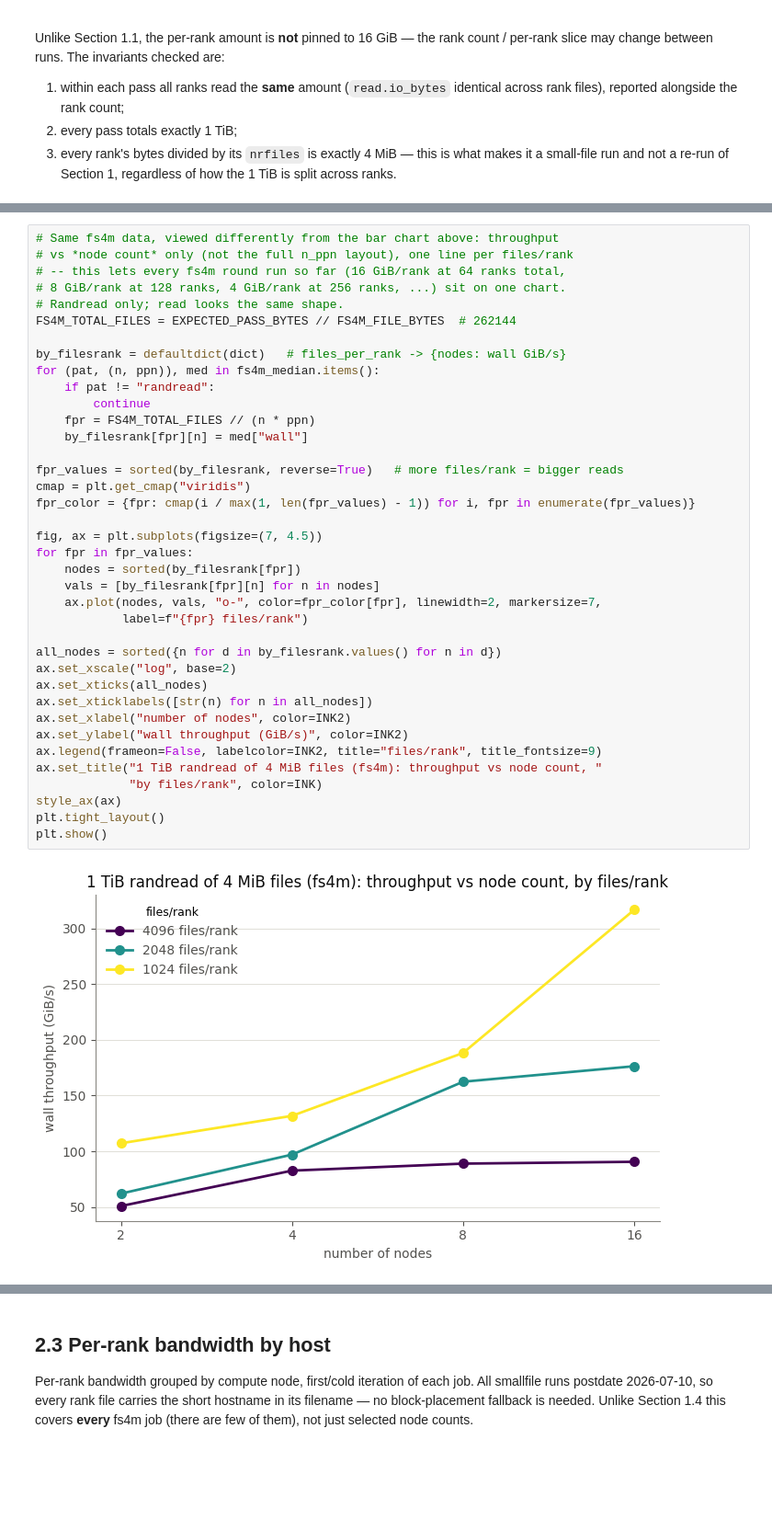
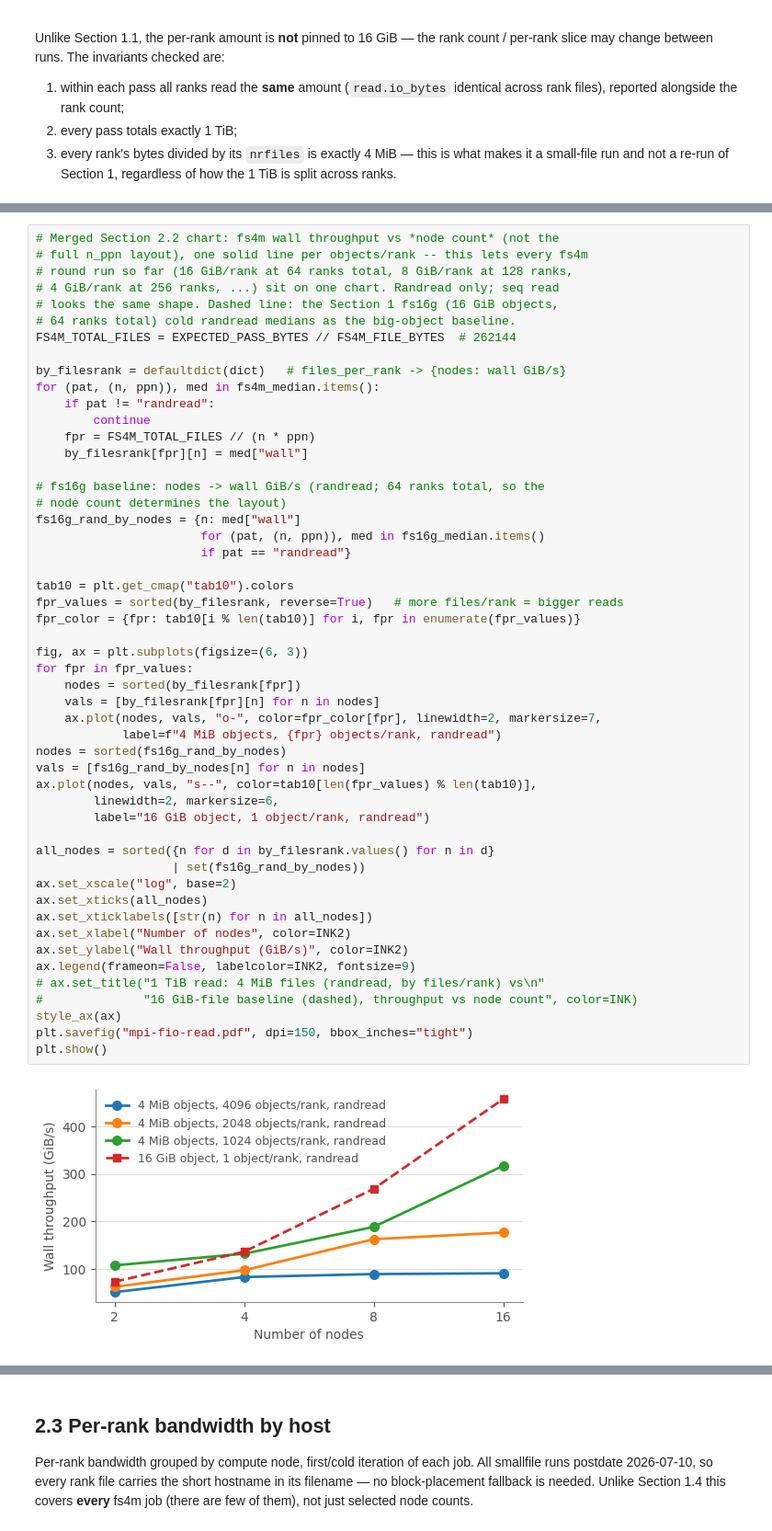
Before and after one commit to cissieAB/pdsw26_daos-bench, a Jupyter notebook: results/aurora/mpi-fio/read-pattern/read_analysis.ipynb, the cells around one changed output, grey strips where cells are left out. Shown at 92% size. Drawn from its saved outputs; the diff is of its cells as text; blank space fills up the shorter version.

Commit message:
Large vs small cold read plots

```diff
--- a/results/aurora/mpi-fio/read-pattern/read_analysis.ipynb
+++ b/results/aurora/mpi-fio/read-pattern/read_analysis.ipynb
@@ -706,40 +661,53 @@ only -- read looks the same shape.
 # %%
-# Same fs4m data, viewed differently from the bar chart above: throughput
-# vs *node count* only (not the full n_ppn layout), one line per files/rank
-# -- this lets every fs4m round run so far (16 GiB/rank at 64 ranks total,
-# 8 GiB/rank at 128 ranks, 4 GiB/rank at 256 ranks, ...) sit on one chart.
-# Randread only; read looks the same shape.
+# Merged Section 2.2 chart: fs4m wall throughput vs *node count* (not the
+# full n_ppn layout), one solid line per objects/rank -- this lets every fs4m
+# round run so far (16 GiB/rank at 64 ranks total, 8 GiB/rank at 128 ranks,
+# 4 GiB/rank at 256 ranks, ...) sit on one chart. Randread only; seq read
+# looks the same shape. Dashed line: the Section 1 fs16g (16 GiB objects,
+# 64 ranks total) cold randread medians as the big-object baseline.
 FS4M_TOTAL_FILES = EXPECTED_PASS_BYTES // FS4M_FILE_BYTES  # 262144
 
 by_filesrank = defaultdict(dict)   # files_per_rank -> {nodes: wall GiB/s}
 for (pat, (n, ppn)), med in fs4m_median.items():
     if pat != "randread":
         continue
     fpr = FS4M_TOTAL_FILES // (n * ppn)
     by_filesrank[fpr][n] = med["wall"]
 
+# fs16g baseline: nodes -> wall GiB/s (randread; 64 ranks total, so the
+# node count determines the layout)
+fs16g_rand_by_nodes = {n: med["wall"]
+                       for (pat, (n, ppn)), med in fs16g_median.items()
+                       if pat == "randread"}
+
+tab10 = plt.get_cmap("tab10").colors
 fpr_values = sorted(by_filesrank, reverse=True)   # more files/rank = bigger reads
-cmap = plt.get_cmap("viridis")
-fpr_color = {fpr: cmap(i / max(1, len(fpr_values) - 1)) for i, fpr in enumerate(fpr_values)}
+fpr_color = {fpr: tab10[i % len(tab10)] for i, fpr in enumerate(fpr_values)}
 
-fig, ax = plt.subplots(figsize=(7, 4.5))
+fig, ax = plt.subplots(figsize=(6, 3))
 for fpr in fpr_values:
     nodes = sorted(by_filesrank[fpr])
     vals = [by_filesrank[fpr][n] for n in nodes]
     ax.plot(nodes, vals, "o-", color=fpr_color[fpr], linewidth=2, markersize=7,
-            label=f"{fpr} files/rank")
+            label=f"4 MiB objects, {fpr} objects/rank, randread")
+nodes = sorted(fs16g_rand_by_nodes)
+vals = [fs16g_rand_by_nodes[n] for n in nodes]
+ax.plot(nodes, vals, "s--", color=tab10[len(fpr_values) % len(tab10)],
+        linewidth=2, markersize=6,
+        label="16 GiB object, 1 object/rank, randread")
 
-all_nodes = sorted({n for d in by_filesrank.values() for n in d})
+all_nodes = sorted({n for d in by_filesrank.values() for n in d}
+                   | set(fs16g_rand_by_nodes))
 ax.set_xscale("log", base=2)
 ax.set_xticks(all_nodes)
 ax.set_xticklabels([str(n) for n in all_nodes])
-ax.set_xlabel("number of nodes", color=INK2)
-ax.set_ylabel("wall throughput (GiB/s)", color=INK2)
-ax.legend(frameon=False, labelcolor=INK2, title="files/rank", title_fontsize=9)
-ax.set_title("1 TiB randread of 4 MiB files (fs4m): throughput vs node count, "
-             "by files/rank", color=INK)
+ax.set_xlabel("Number of nodes", color=INK2)
+ax.set_ylabel("Wall throughput (GiB/s)", color=INK2)
+ax.legend(frameon=False, labelcolor=INK2, fontsize=9)
+# ax.set_title("1 TiB read: 4 MiB files (randread, by files/rank) vs\n"
+#              "16 GiB-file baseline (dashed), throughput vs node count", color=INK)
 style_ax(ax)
-plt.tight_layout()
+plt.savefig("mpi-fio-read.pdf", dpi=150, bbox_inches="tight")
 plt.show()
 # %% [output]
-[figure, old version]
+[figure, new version]
```
Also changed, not shown: parts of 13 cells of this notebook, 1 other file.
